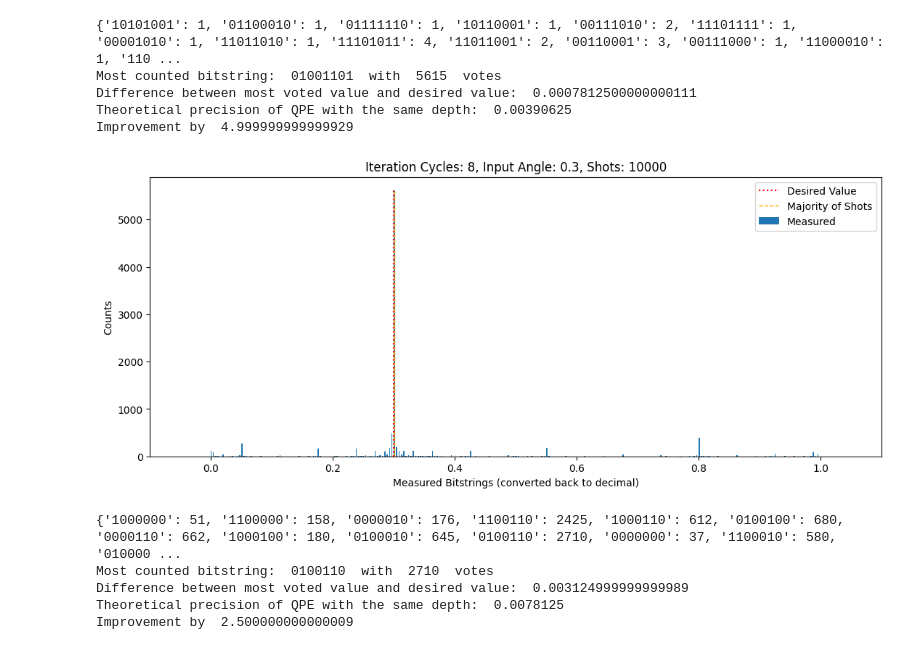
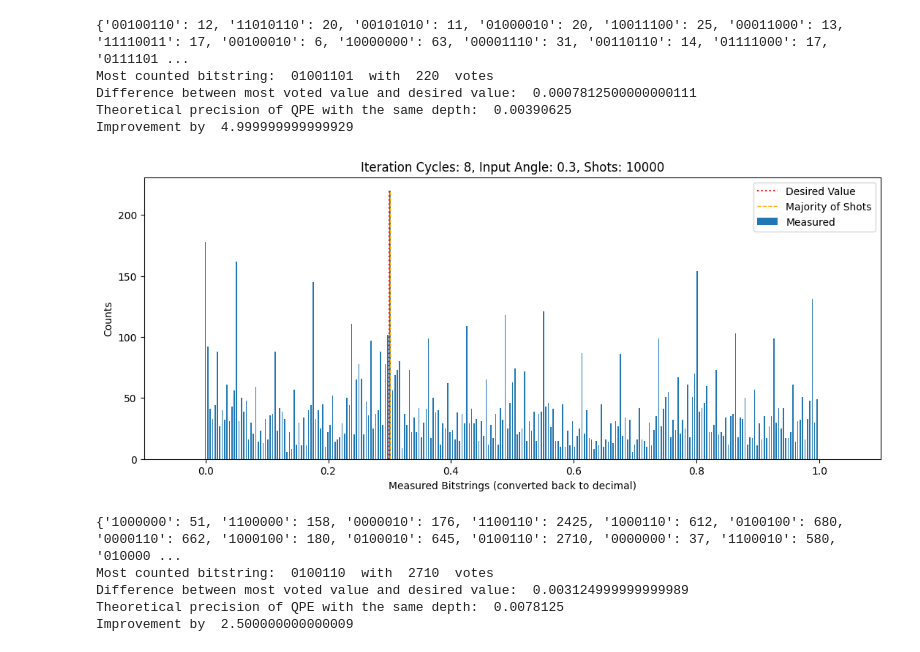
Before and after one commit to RicemanBoy/qc_researchproject, a Jupyter notebook: Depolarizing error.ipynb, the cells around one changed output. Drawn from its saved outputs; the diff is of its cells as text; code cells hidden in the pictures.

```diff
--- a/Depolarizing error.ipynb
+++ b/Depolarizing error.ipynb
@@ -304,7 +304,7 @@ def measurement(angle: float, depth: int, num: float, shots_per_it = 0):
         qc = iqpe(theta,depth)
     else:
         listt = [shots_per_it for i in range(depth-1)]
-        qc = iqpe_improved_noisy(theta, listt)
+        qc = iqpe_improved_noisy(theta, noise_model, listt)
 
     sim = AerSimulator()
     job = sim.run(qc, noise_model=noise_model, shots=int(num))
@@ -325,7 +325,7 @@ def measurement(angle: float, depth: int, num: float, shots_per_it = 0):
 
     data = np.array((keys,values))
 
-    np.savetxt("noisy_iQPE_0_02.txt", data, delimiter=",")
+    #np.savetxt("noisy_iQPE_0_02.txt", data, delimiter=",")
 
     print(counts)
     print("Most counted bitstring: ", max(counts, key=counts.get), " with ", max(counts.values()) ," votes")
@@ -840,24 +840,24 @@ def plot_depth_over_angle(precision:float, maxdepth:int, start:float, end: float
     plt.xlabel(r"Angle $\varphi$")
     plt.legend()
 # %%
-depolarizing_prob = 0.02
+depolarizing_prob = 0.2
 dep_error = depolarizing_error(depolarizing_prob, 1)
 dep_error_2q = depolarizing_error(depolarizing_prob, 2)
 
 noise_model = NoiseModel()
 noise_model.add_all_qubit_quantum_error(dep_error, ['x', 'h', "p"])  # Apply to single-qubit gates
 noise_model.add_all_qubit_quantum_error(dep_error_2q, ['cp'])  # Apply to 2-qubit gates
 
 measurement(0.3, 8, 1e4)
 
 #plt.savefig("With_error.png", dpi = 300)
 # %% [output]
-{'10101001': 1, '01100010': 1, '01111110': 1, '10110001': 1, '00111010': 2, '11101111': 1, '00001010': 1, '11011010': 1, '11101011': 4, '11011001': 2, '00110001': 3, '00111000': 1, '11000010': 1, '110 ...
-Most counted bitstring:  01001101  with  5615  votes
+{'00100110': 12, '11010110': 20, '00101010': 11, '01000010': 20, '10011100': 25, '00011000': 13, '11110011': 17, '00100010': 6, '10000000': 63, '00001110': 31, '00110110': 14, '01111000': 17, '0111101 ...
+Most counted bitstring:  01001101  with  220  votes
 Difference between most voted value and desired value:  0.0007812500000000111
 Theoretical precision of QPE with the same depth:  0.00390625
 Improvement by  4.999999999999929
-[figure, old version]
+[figure, new version]
 # %%
 depolarizing_prob = 0.4
 dep_error = depolarizing_error(depolarizing_prob, 1)
```
Also changed, not shown: parts of 2 cells of this notebook, 8 other files.
